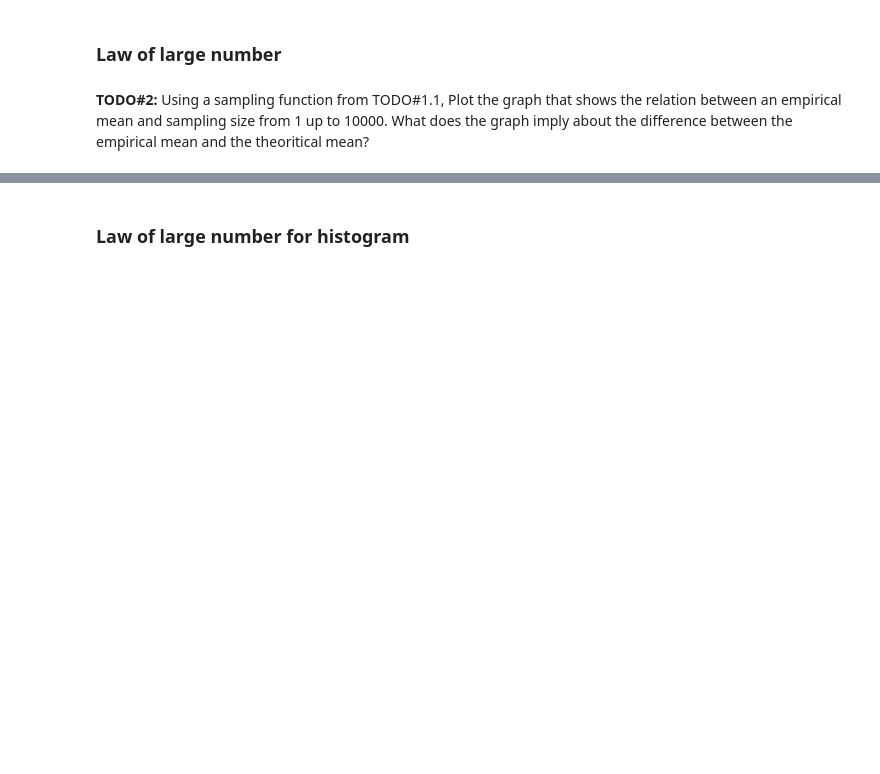
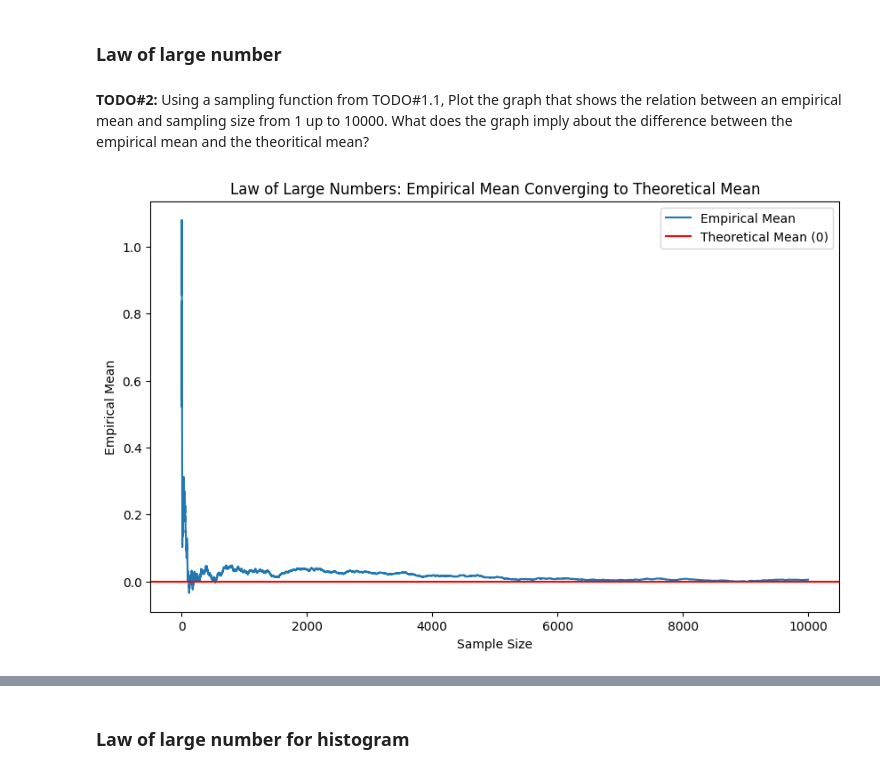
Before and after one commit to Nacnano/my-chula-courses, a Jupyter notebook: 2110203-comp-eng-math-ii/Probability_2023_student.ipynb, the cells around one changed output, grey strips where cells are left out. Saved outputs shown, nothing was run; the diff lists cells and outputs as text; code cells hidden in the pictures; blank space fills up the shorter version.

```diff
--- a/2110203-comp-eng-math-ii/Probability_2023_student.ipynb
+++ b/2110203-comp-eng-math-ii/Probability_2023_student.ipynb
@@ -82,3 +108,29 @@ plt.show()
 # %% [markdown]
 **TODO#2:** Using a sampling function from TODO#1.1, Plot the graph that shows the relation between an empirical mean and sampling size from 1 up to 10000.
 What does the graph imply about the difference between the empirical mean and the theoritical mean?
+# %%
+import numpy as np
+import matplotlib.pyplot as plt
+
+# Reuse the sample_normal function from TODO#1.1
+def sample_normal(sample_size=10000, mu=0, std=1):
+    return np.random.normal(loc=mu, scale=std, size=sample_size)
+
+# Number of samples from 1 to 10000
+max_sample_size = 10000
+samples = sample_normal(max_sample_size)
+
+# Calculate the empirical mean for increasing sample sizes
+empirical_means = [np.mean(samples[:n]) for n in range(1, max_sample_size + 1)]
+
+# Plot the empirical mean as a function of sample size
+plt.figure(figsize=(10, 6))
+plt.plot(range(1, max_sample_size + 1), empirical_means, label='Empirical Mean')
+plt.axhline(y=0, color='r', linestyle='-', label='Theoretical Mean (0)')
+plt.xlabel('Sample Size')
+plt.ylabel('Empirical Mean')
+plt.title('Law of Large Numbers: Empirical Mean Converging to Theoretical Mean')
+plt.legend()
+plt.show()
+# %% [output]
+[figure, added]
```
Also changed, not shown: parts of 29 cells of this notebook.
